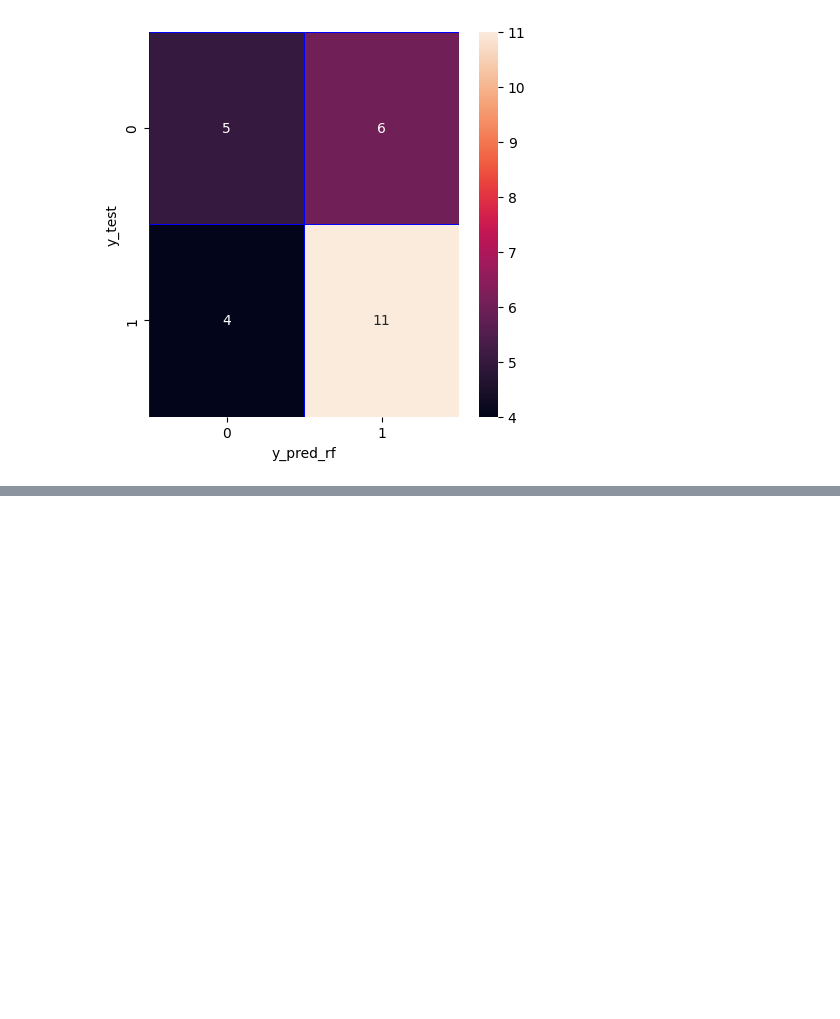
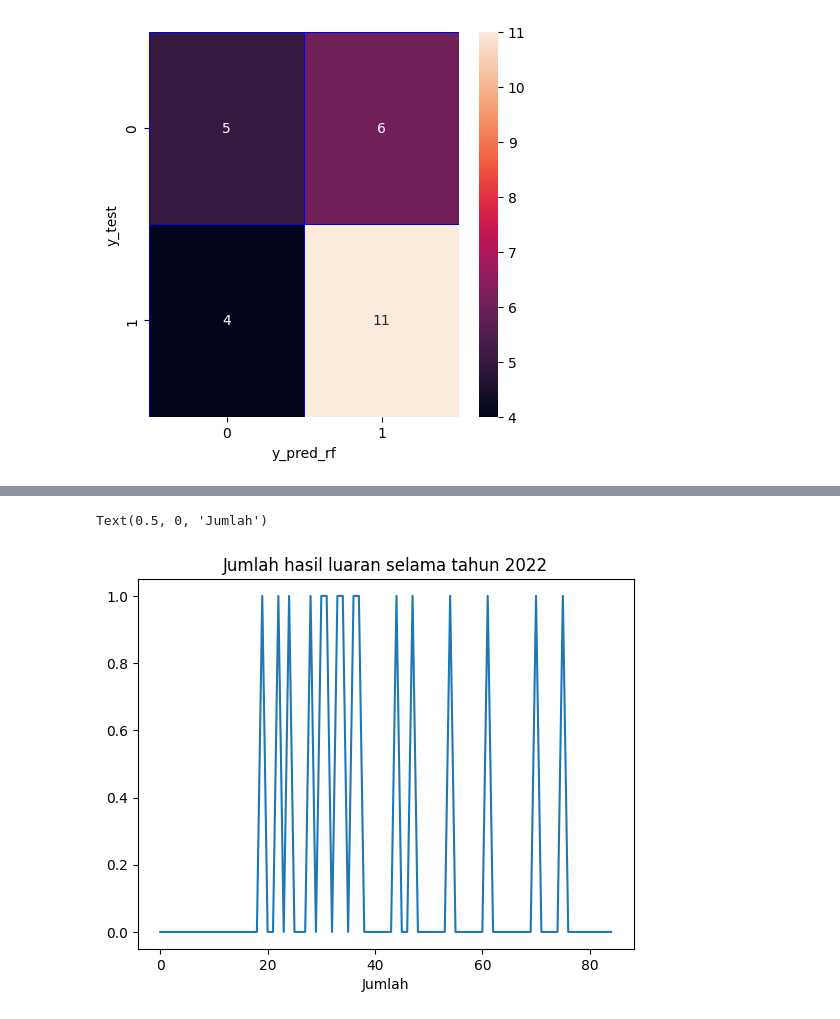
Before and after one commit to Tzelginia/kuis2, a Jupyter notebook: kuis2.ipynb, the cells around one changed output, grey strips where cells are left out. Saved outputs shown, nothing was run; the diff lists cells and outputs as text; code cells hidden in the pictures; blank space fills up the shorter version.

```diff
--- a/kuis2.ipynb
+++ b/kuis2.ipynb
@@ -460,0 +487,7 @@ Hasil evaluasi: 0.7176470588235294
+# %%
+plt.plot(df['luaran_lain'])
+plt.title('Jumlah hasil luaran selama tahun 2022')
+plt.xlabel('Jumlah')
+# %% [output]
+Text(0.5, 0, 'Jumlah')
+[figure, added]
```
Also changed, not shown: parts of 14 cells of this notebook.
